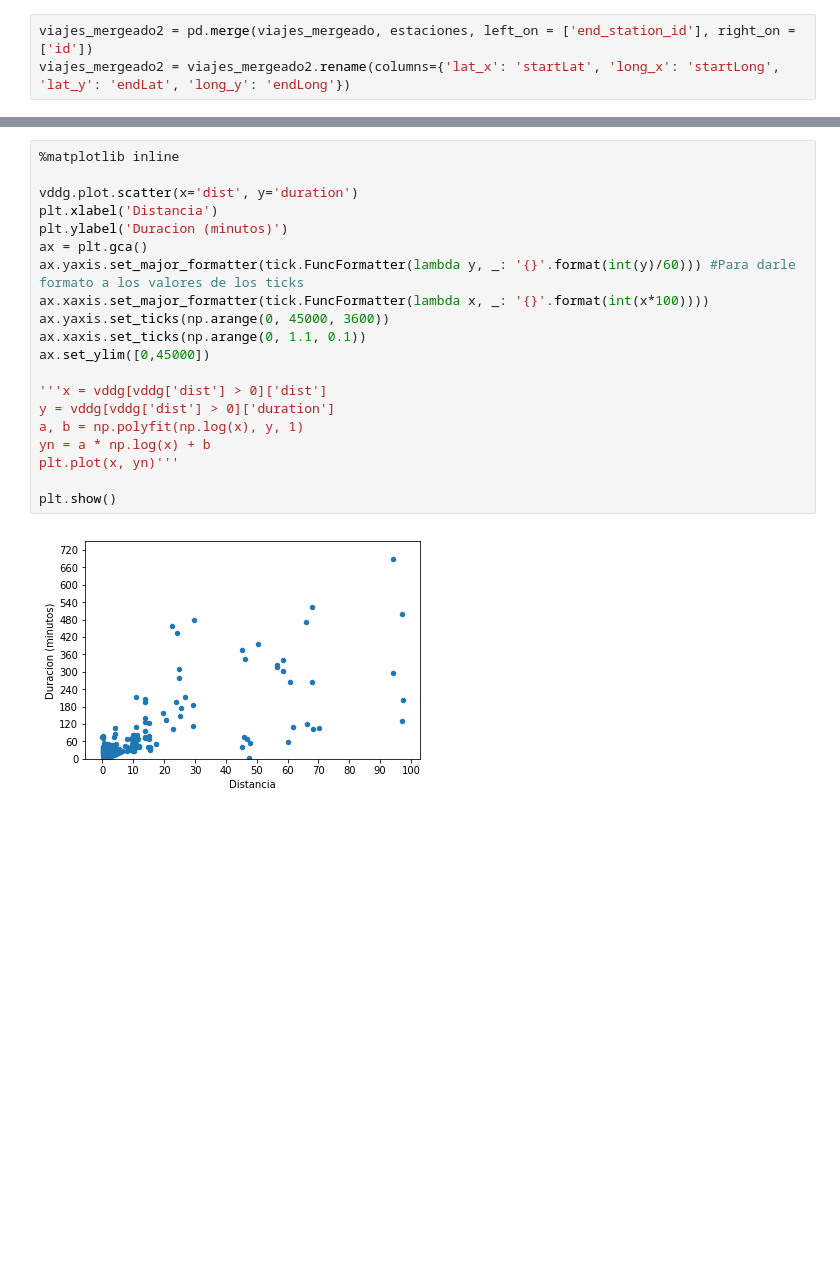
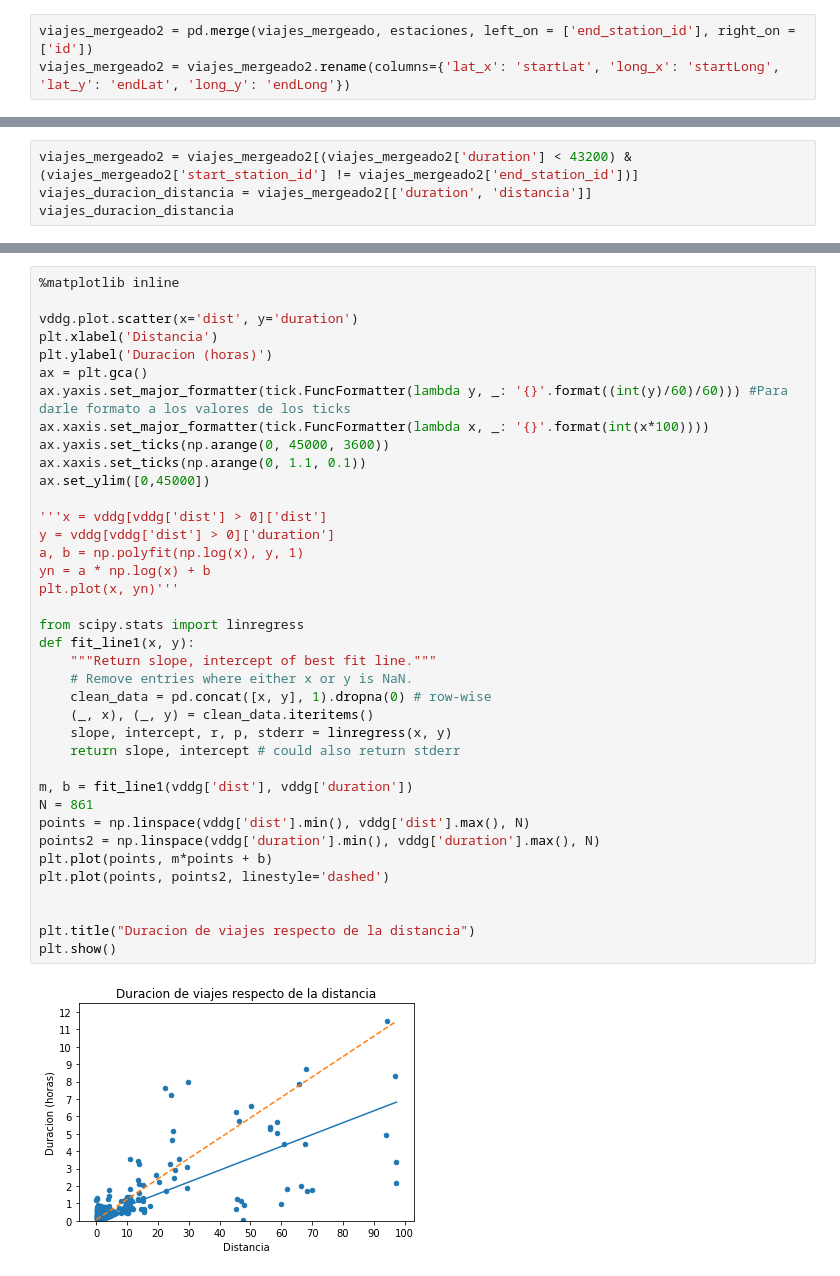
Before and after one commit to LeoCenturion/tp1_datos, a Jupyter notebook: Duracion_vs_Distancias.ipynb, the cells around one changed output, grey strips where cells are left out. Saved outputs shown, nothing was run; the diff lists cells and outputs as text; blank space fills up the shorter version.

Commit message:
Modificado plots de distancia y clima vs Duracion

```diff
--- a/Duracion_vs_Distancias.ipynb
+++ b/Duracion_vs_Distancias.ipynb
@@ -73,0 +32,4 @@ viajes_duracion_distancia
+# %%
+viajes_mergeado2 = viajes_mergeado2[(viajes_mergeado2['duration'] < 43200) & (viajes_mergeado2['start_station_id'] != viajes_mergeado2['end_station_id'])]
+viajes_duracion_distancia = viajes_mergeado2[['duration', 'distancia']]
+viajes_duracion_distancia
@@ -98,22 +79,40 @@ vddg
 # %%
 %matplotlib inline
 
 vddg.plot.scatter(x='dist', y='duration')
 plt.xlabel('Distancia')
-plt.ylabel('Duracion (minutos)')
+plt.ylabel('Duracion (horas)')
 ax = plt.gca()
-ax.yaxis.set_major_formatter(tick.FuncFormatter(lambda y, _: '{}'.format(int(y)/60))) #Para darle formato a los valores de los ticks
+ax.yaxis.set_major_formatter(tick.FuncFormatter(lambda y, _: '{}'.format((int(y)/60)/60))) #Para darle formato a los valores de los ticks
 ax.xaxis.set_major_formatter(tick.FuncFormatter(lambda x, _: '{}'.format(int(x*100))))
 ax.yaxis.set_ticks(np.arange(0, 45000, 3600))
 ax.xaxis.set_ticks(np.arange(0, 1.1, 0.1))
 ax.set_ylim([0,45000])
 
 '''x = vddg[vddg['dist'] > 0]['dist']
 y = vddg[vddg['dist'] > 0]['duration']
 a, b = np.polyfit(np.log(x), y, 1)
 yn = a * np.log(x) + b
 plt.plot(x, yn)'''
 
+from scipy.stats import linregress
+def fit_line1(x, y):
+    """Return slope, intercept of best fit line."""
+    # Remove entries where either x or y is NaN.
+    clean_data = pd.concat([x, y], 1).dropna(0) # row-wise
+    (_, x), (_, y) = clean_data.iteritems()
+    slope, intercept, r, p, stderr = linregress(x, y)
+    return slope, intercept # could also return stderr
+
+m, b = fit_line1(vddg['dist'], vddg['duration'])
+N = 861
+points = np.linspace(vddg['dist'].min(), vddg['dist'].max(), N)
+points2 = np.linspace(vddg['duration'].min(), vddg['duration'].max(), N)
+plt.plot(points, m*points + b)
+plt.plot(points, points2, linestyle='dashed')
+
+
+plt.title("Duracion de viajes respecto de la distancia")
 plt.show()
 # %% [output]
-[figure, old version]
+[figure, new version]
```
Also changed, not shown: parts of 4 cells of this notebook.
